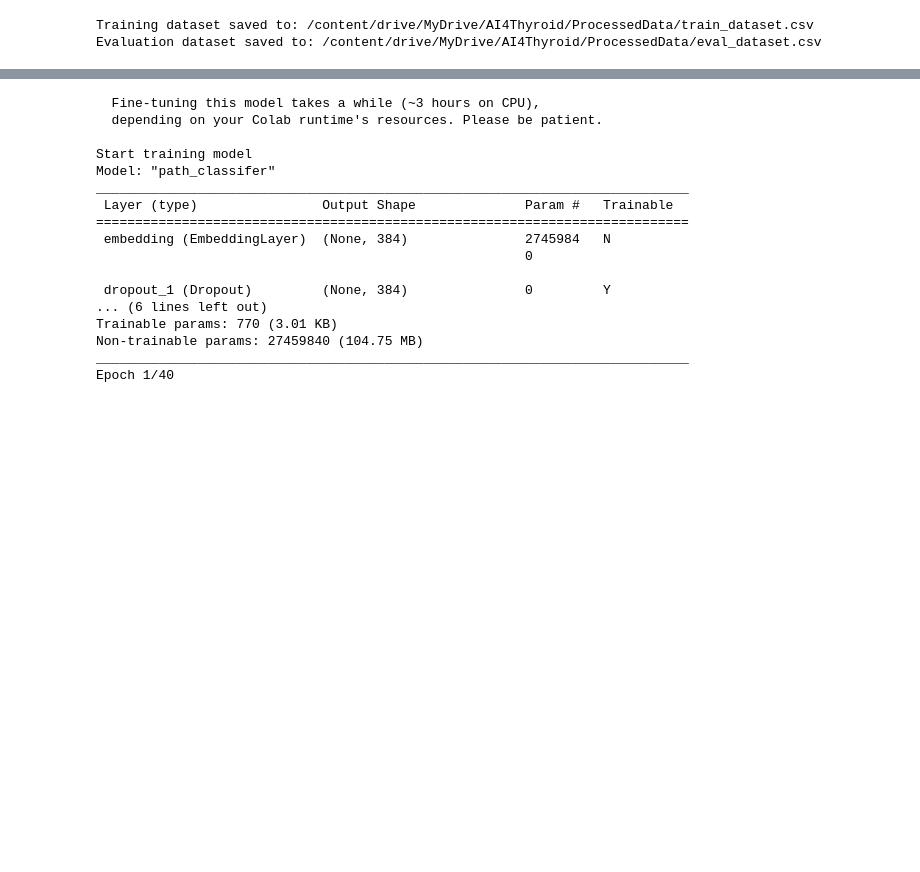
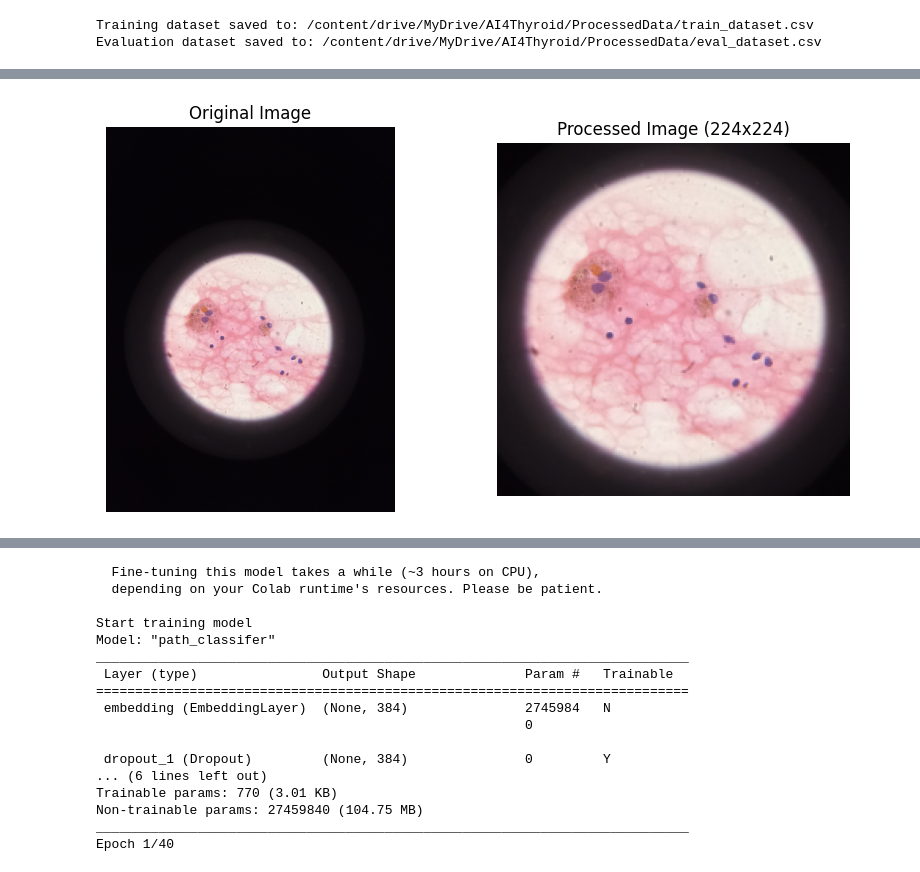
Before and after one commit to hoanbklucky/path-foundation, a Jupyter notebook: notebooks/fine_tune_data_efficient_classifier_tanzania.ipynb, the cells around one changed output, grey strips where cells are left out. Cells and saved outputs as stored; diff of their text form; code cells hidden in the pictures; blank space fills up the shorter version.

Commit message:
crop, resize, normalize, and convert image to tensor

```diff
--- a/notebooks/fine_tune_data_efficient_classifier_tanzania.ipynb
+++ b/notebooks/fine_tune_data_efficient_classifier_tanzania.ipynb
@@ -355,0 +245,97 @@ Training images tensor created:
+# %%
+# prompt: Define a function that removes as much as possible black background in an image using global thresholding and resize to 224x224 pixels and convert to a tensor and return. Select an image from train_dataset.csv and call the function. Display the image before and after calling the function.
+
+import pandas as pd
+import numpy as np
+import cv2
+import tensorflow as tf
+from PIL import Image
+import matplotlib.pyplot as plt
+
+def preprocess_image(image_path):
+    """
+    Removes black background, resizes, and converts an image to a tensor.
+
+    Args:
+        image_path (str): Path to the image file.
+
+    Returns:
+        tuple: A tuple containing:
+            - tf.Tensor: The processed image as a tensor (224x224x3).
+            - np.ndarray: The original image as a NumPy array.
+            - np.ndarray: The processed image as a NumPy array.
+    """
+    # Load the image using Pillow
+    original_img = Image.open(image_path).convert('RGB')
+    original_img_np = np.array(original_img)
+
+    # Convert to grayscale for thresholding
+    gray_img = cv2.cvtColor(original_img_np, cv2.COLOR_RGB2GRAY)
+
+    # Apply global thresholding to create a mask of non-black pixels
+    # Assuming black is close to 0. Adjust threshold if necessary.
+    _, thresh = cv2.threshold(gray_img, 30, 255, cv2.THRESH_BINARY)
+
+    # Find contours in the thresholded image
+    contours, _ = cv2.findContours(thresh, cv2.RETR_EXTERNAL, cv2.CHAIN_APPROX_SIMPLE)
+
+
+    # Find the bounding box of the largest contour (likely the main object)
+    if contours:
+        # Find the contour with the maximum area
+        largest_contour = max(contours, key=cv2.contourArea)
+        x, y, w, h = cv2.boundingRect(largest_contour)
+
+        # Crop the original image based on the bounding box
+        cropped_img_np = original_img_np[y:y+h, x:x+w]
+    else:
+        # If no significant contours are found, use the original image
+        cropped_img_np = original_img_np
+
+    # Resize the cropped image to 224x224
+    resized_img_np = cv2.resize(cropped_img_np, (224, 224), interpolation=cv2.INTER_AREA)
+
+    # Convert the NumPy array to a TensorFlow tensor
+    # Add a batch dimension and scale pixel values to [0, 1] if needed by the model
+    processed_tensor = tf.convert_to_tensor(resized_img_np, dtype=tf.float32)
+    # If the model expects values in [0, 1]:
+    processed_tensor = processed_tensor / 255.0
+    processed_tensor = tf.expand_dims(processed_tensor, axis=0) # Add batch dimension
+
+    return processed_tensor, original_img_np, resized_img_np
+
+# Load the training dataset CSV
+train_dataset_path = '/content/drive/MyDrive/AI4Thyroid/ProcessedData/train_dataset.csv'
+train_df = pd.read_csv(train_dataset_path)
+
+# Select an image path from the training dataset (e.g., the first one)
+if not train_df.empty and 'image_paths' in train_df.columns:
+    selected_image_path = train_df['image_paths'].iloc[0]
+
+    # Call the function to process the image
+    processed_tensor, original_image_np, processed_image_np = preprocess_image(selected_image_path)
+
+    # Display the original and processed images
+    plt.figure(figsize=(10, 5))
+
+    plt.subplot(1, 2, 1)
+    plt.imshow(original_image_np)
+    plt.title("Original Image")
+    plt.axis('off')
+
+    plt.subplot(1, 2, 2)
+    plt.imshow(processed_image_np)
+    plt.title("Processed Image (224x224)")
+    plt.axis('off')
+
+    plt.show()
+
+    print(f"Original image shape: {original_image_np.shape}")
+    print(f"Processed image shape: {processed_image_np.shape}")
+    print(f"Processed tensor shape: {processed_tensor.shape}")
+
+else:
+    print("Training dataframe is empty or 'image_paths' column not found.")
+    print("Please ensure 'train_dataset.csv' exists and contains image paths.")
+# %% [output]
+[figure, added]
```
Also changed, not shown: parts of 6 cells of this notebook.
